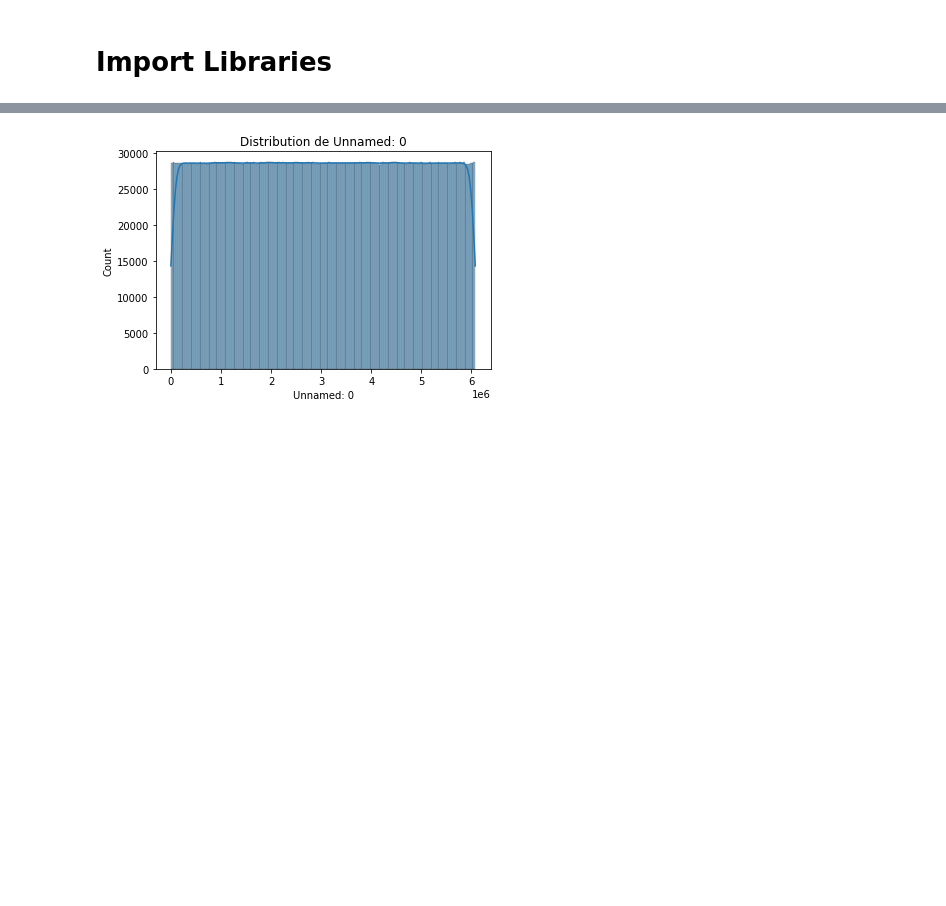
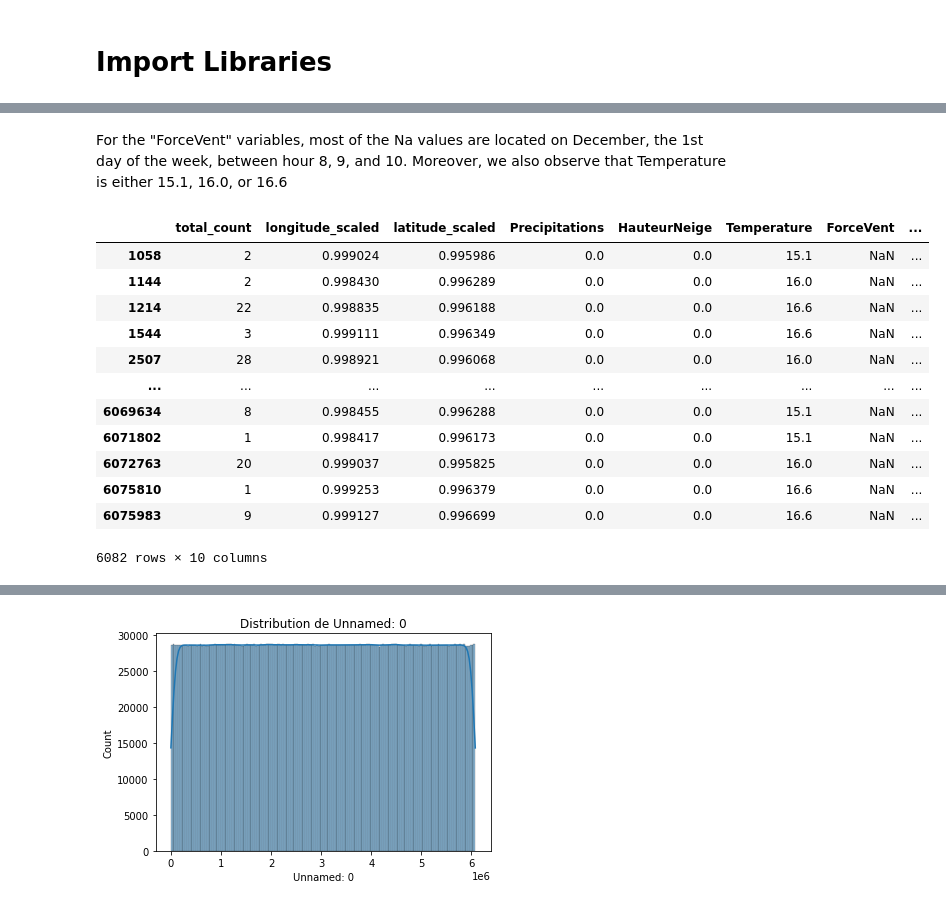
Before and after one commit to FrozenPasta/Egis_Datacraft, a Jupyter notebook: egisData.ipynb, the cells around one changed output, grey strips where cells are left out. Saved outputs shown, nothing was run; the diff lists cells and outputs as text; code cells hidden in the pictures; blank space fills up the shorter version.

```diff
--- a/egisData.ipynb
+++ b/egisData.ipynb
@@ -48,0 +132,19 @@ dtype: int64
+# %% [markdown]
+For the "ForceVent" variables, most of the Na values are located on December, the 1st day of the week, between hour 8, 9, and 10.
+Moreover, we also observe that Temperature is either 15.1, 16.0, or 16.6
+# %%
+X_train.loc[X_train["ForceVent"].isna()]
+# %% [output]
+|  | total_count | longitude_scaled | latitude_scaled | Precipitations | HauteurNeige | Temperature | ForceVent | ... |
+| 1058 | 2 | 0.999024 | 0.995986 | 0.0 | 0.0 | 15.1 | NaN | ... |
+| 1144 | 2 | 0.998430 | 0.996289 | 0.0 | 0.0 | 16.0 | NaN | ... |
+| 1214 | 22 | 0.998835 | 0.996188 | 0.0 | 0.0 | 16.6 | NaN | ... |
+| 1544 | 3 | 0.999111 | 0.996349 | 0.0 | 0.0 | 16.6 | NaN | ... |
+| 2507 | 28 | 0.998921 | 0.996068 | 0.0 | 0.0 | 16.0 | NaN | ... |
+| ... | ... | ... | ... | ... | ... | ... | ... | ... |
+| 6069634 | 8 | 0.998455 | 0.996288 | 0.0 | 0.0 | 15.1 | NaN | ... |
+| 6071802 | 1 | 0.998417 | 0.996173 | 0.0 | 0.0 | 15.1 | NaN | ... |
+| 6072763 | 20 | 0.999037 | 0.995825 | 0.0 | 0.0 | 16.0 | NaN | ... |
+| 6075810 | 1 | 0.999253 | 0.996379 | 0.0 | 0.0 | 16.6 | NaN | ... |
+| 6075983 | 9 | 0.999127 | 0.996699 | 0.0 | 0.0 | 16.6 | NaN | ... |
+6082 rows × 10 columns
```
Also changed, not shown: parts of 50 cells of this notebook.
